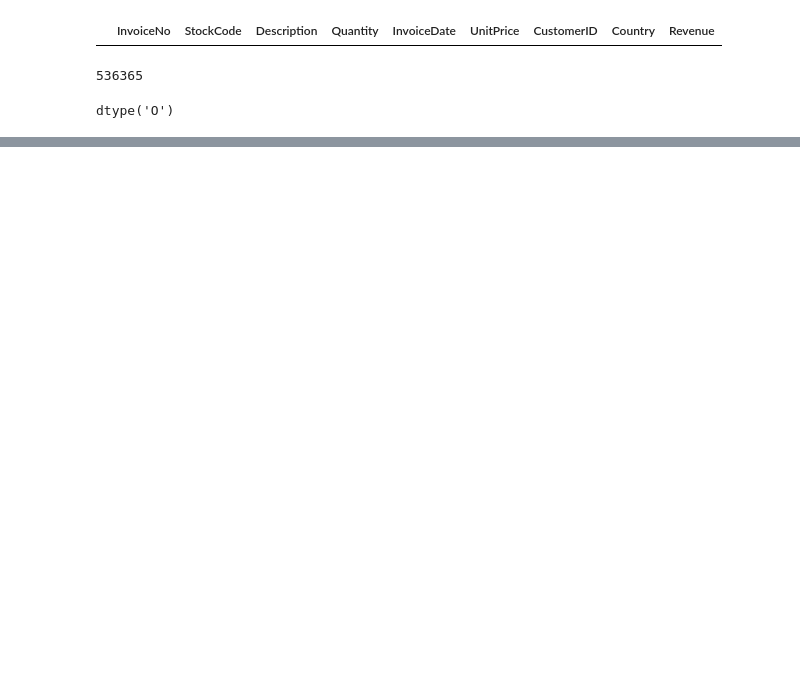
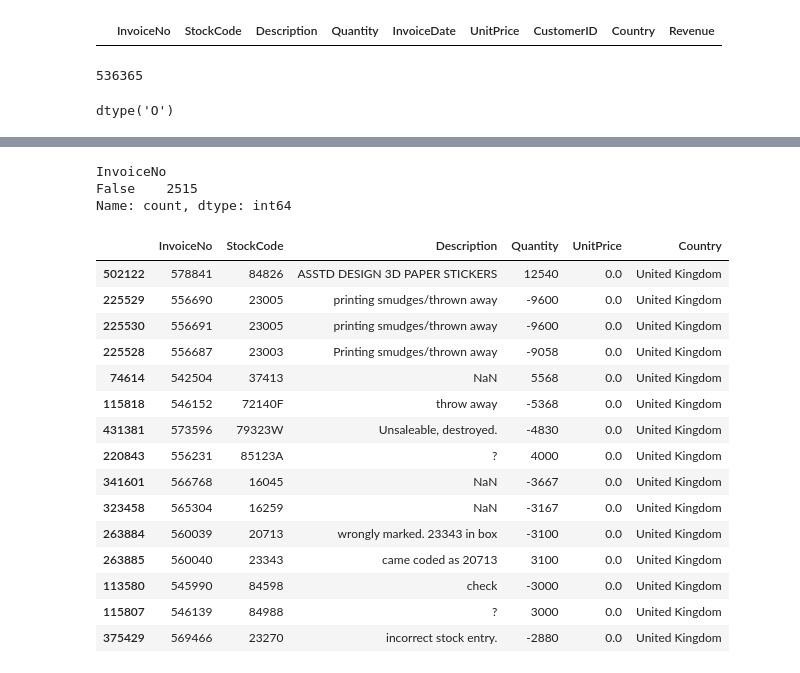
Before and after one commit to bindhyadulal/ecommerce-sales-analysis, a Jupyter notebook: notebooks/01_data_exploration.ipynb, the cells around one changed output, grey strips where cells are left out. Drawn from its saved outputs; the diff is of its cells as text; code cells hidden in the pictures; blank space fills up the shorter version.

```diff
--- a/notebooks/01_data_exploration.ipynb
+++ b/notebooks/01_data_exploration.ipynb
@@ -285,0 +550,6 @@ df[df.duplicated(keep=False)].head(20)
+# %%
+zero_prices = df[df["UnitPrice"] == 0]
+
+print("Zero-price records:", zero_prices.shape[0])
+
+display(zero_prices.head(10))
@@ -285,0 +605,32 @@ df[df.duplicated(keep=False)].head(20)
+# %%
+zero_prices["InvoiceNo"].astype(str).str.startswith("C").value_counts()
+# %% [output]
+InvoiceNo
+False    2515
+Name: count, dtype: int64
+# %%
+zero_prices["AbsoluteQuantity"] = zero_prices["Quantity"].abs()
+
+display(
+    zero_prices.nlargest(15, "AbsoluteQuantity")[
+        ["InvoiceNo", "StockCode", "Description",
+         "Quantity", "UnitPrice", "Country"]
+    ]
+)
+# %% [output]
+|  | InvoiceNo | StockCode | Description | Quantity | UnitPrice | Country |
+| 502122 | 578841 | 84826 | ASSTD DESIGN 3D PAPER STICKERS | 12540 | 0.0 | United Kingdom |
+| 225529 | 556690 | 23005 | printing smudges/thrown away | -9600 | 0.0 | United Kingdom |
+| 225530 | 556691 | 23005 | printing smudges/thrown away | -9600 | 0.0 | United Kingdom |
+| 225528 | 556687 | 23003 | Printing smudges/thrown away | -9058 | 0.0 | United Kingdom |
+| 74614 | 542504 | 37413 | NaN | 5568 | 0.0 | United Kingdom |
+| 115818 | 546152 | 72140F | throw away | -5368 | 0.0 | United Kingdom |
+| 431381 | 573596 | 79323W | Unsaleable, destroyed. | -4830 | 0.0 | United Kingdom |
+| 220843 | 556231 | 85123A | ? | 4000 | 0.0 | United Kingdom |
+| 341601 | 566768 | 16045 | NaN | -3667 | 0.0 | United Kingdom |
+| 323458 | 565304 | 16259 | NaN | -3167 | 0.0 | United Kingdom |
+| 263884 | 560039 | 20713 | wrongly marked. 23343 in box | -3100 | 0.0 | United Kingdom |
+| 263885 | 560040 | 23343 | came coded as 20713 | 3100 | 0.0 | United Kingdom |
+| 113580 | 545990 | 84598 | check | -3000 | 0.0 | United Kingdom |
+| 115807 | 546139 | 84988 | ? | 3000 | 0.0 | United Kingdom |
+| 375429 | 569466 | 23270 | incorrect stock entry. | -2880 | 0.0 | United Kingdom |
```
Also changed, not shown: parts of 49 cells of this notebook.
